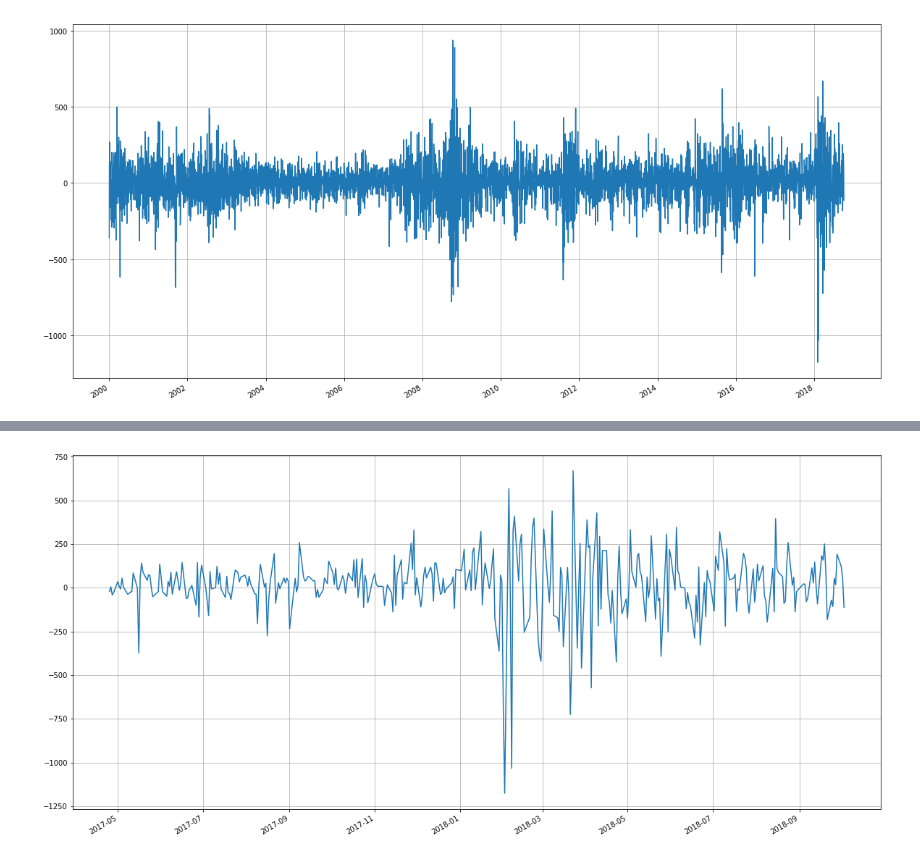
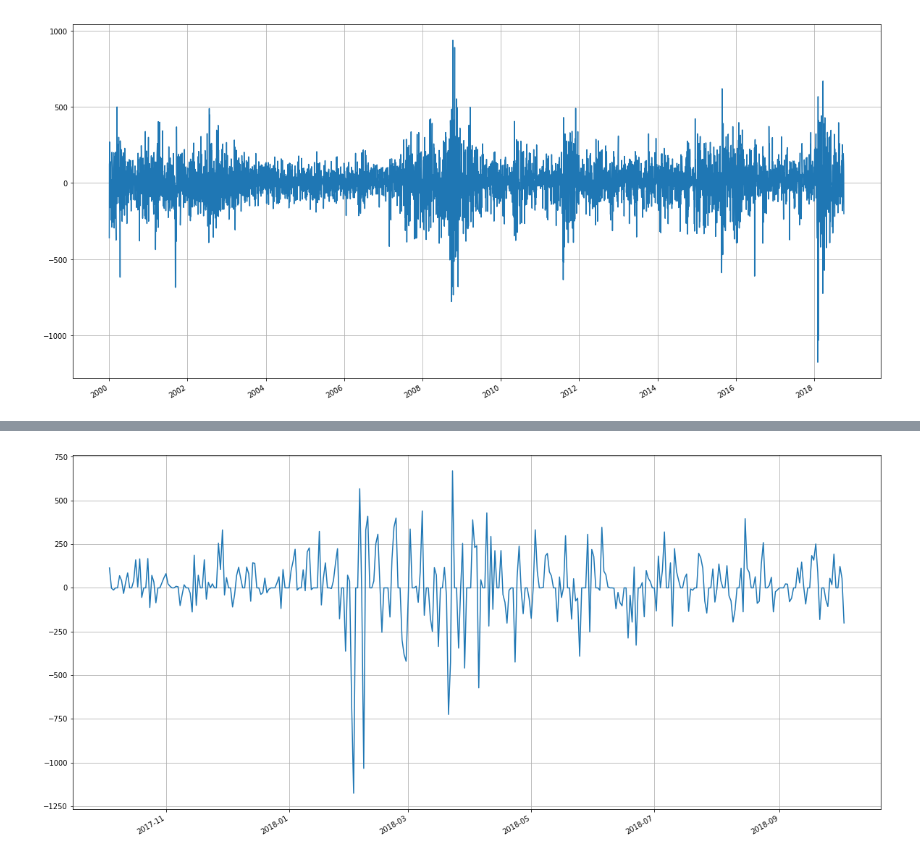
Before and after one commit to vvenla/trumponator, a Jupyter notebook: source/stock_wrangling.ipynb, the cells around one changed output, grey strips where cells are left out. Saved outputs shown, nothing was run; the diff lists cells and outputs as text; code cells hidden in the pictures.

Commit message:
added missing weekend days to data and imputed with 0

```diff
--- a/source/stock_wrangling.ipynb
+++ b/source/stock_wrangling.ipynb
@@ -131,3 +131,8 @@ plt.grid()
 plt.show()
 # %% [output]
 [figure]
+# %%
+#create the missing weekends
+print("Before creating the missing days\n", dates[:10], "length ", len(dates))
+imp_dates = pd.date_range(dates[0], dates[-1])
+print("After creating the missing days\n", imp_dates[:10], "length ", len(imp_dates))
@@ -133,0 +150,7 @@ plt.show()
+# %%
+#impute the missing data
+df_all = pd.DataFrame(daily_change)
+df_all.index = dates
+df_all = df_all.reindex(imp_dates, fill_value=0)
+
+print (df_all["daily change"][:10])
@@ -198,0 +204,10 @@ dates: DatetimeIndex(['2017-04-25', '2017-04-26', '2017-04-27', '2017-04-28',
+# %%
+a = 365
+x = len(df_all.index)
+
+print("df_all:",df_all.describe())
+
+dates_year = df_all.index[x-a:]
+data_year = df_all["daily change"][x-a:]
+print("data_year:",data_year.describe())
+print("dates_year:",dates_year)
@@ -199,13 +232,13 @@ dates: DatetimeIndex(['2017-04-25', '2017-04-26', '2017-04-27', '2017-04-28',
 # %%
 fig, ax = plt.subplots()
-ax.plot(dates_year, data)
+ax.plot(dates_year, data_year)
 
 fig.autofmt_xdate()
 
 plt.grid()
 plt.show()
 # %% [output]
-[figure, old version]
+[figure, new version]
 # %%
 #example of using different locator
 import matplotlib.dates as mdates
```
Also changed, not shown: parts of 12 cells of this notebook, 2 other files.
